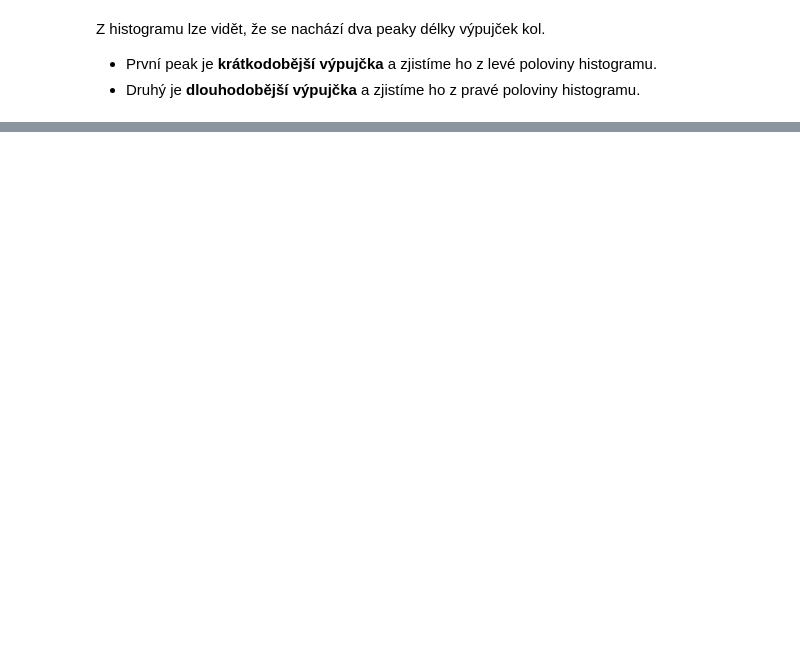
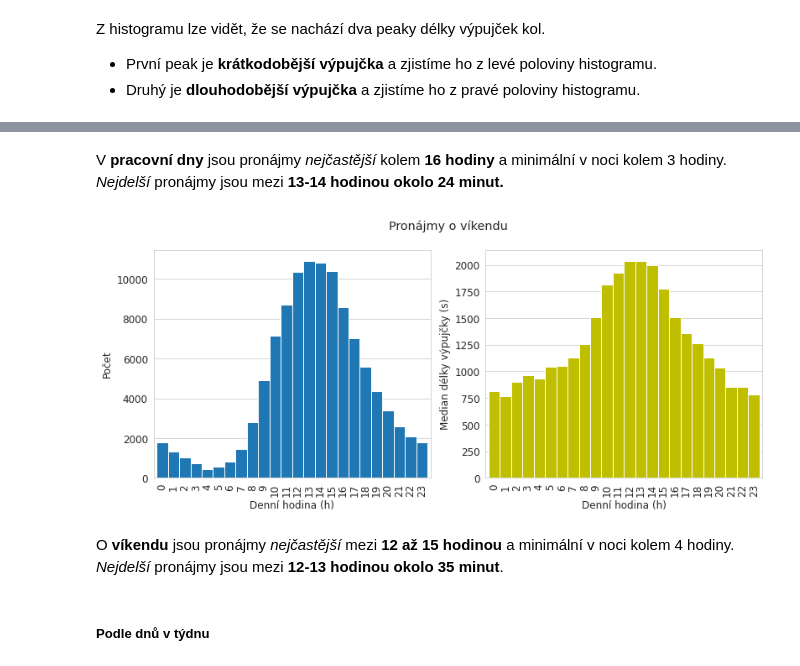
Before and after one commit to 9berny9/bikes, a Jupyter notebook: bikes_process.ipynb, the cells around one changed output, grey strips where cells are left out. Cells and saved outputs as stored; diff of their text form; code cells hidden in the pictures; blank space fills up the shorter version.

```diff
--- a/bikes_process.ipynb
+++ b/bikes_process.ipynb
@@ -801,0 +860,23 @@ Z histogramu lze vidět, že se nachází dva peaky délky výpujček kol.
+# %% [markdown]
+
+V **pracovní dny** jsou pronájmy *nejčastější* kolem **16 hodiny** a minimální v noci kolem 3 hodiny. *Nejdelší* pronájmy jsou mezi **13-14 hodinou okolo 24 minut.**
+# %%
+# Graf počtu pronájmu o víkendu podle počtu a délky pronájmu
+fig = plt.figure(figsize=(13, 5))
+ax1 = fig.add_subplot(1, 2, 1)  # Jeden řádek, dva sloupce, první graf
+ax2 = fig.add_subplot(1, 2, 2)  # Druhý graf
+grouped_hour_weekend.plot.bar(ax=ax1,
+    x='hour', y='count', legend=False, width=1).grid(axis='x');
+grouped_hour_weekend.plot.bar(ax=ax2,
+    x='hour', y='duration_sec', legend=False, color="y", width=1).grid(axis='x')
+fig.suptitle("Pronájmy o víkendu");
+ax1.set_xlabel("Denní hodina (h)");
+ax2.set_xlabel("Denní hodina (h)");
+ax1.set_ylabel("Počet");
+ax2.set_ylabel("Median délky výpujčky (s)");
+# %% [output]
+[figure, added]
+# %% [markdown]
+O **víkendu** jsou pronájmy *nejčastější* mezi **12 až 15 hodinou** a minimální v noci kolem 4 hodiny. *Nejdelší* pronájmy jsou mezi **12-13 hodinou okolo 35 minut**.
+# %% [markdown]
+##### Podle dnů v týdnu
```
Also changed, not shown: parts of 28 cells of this notebook.
